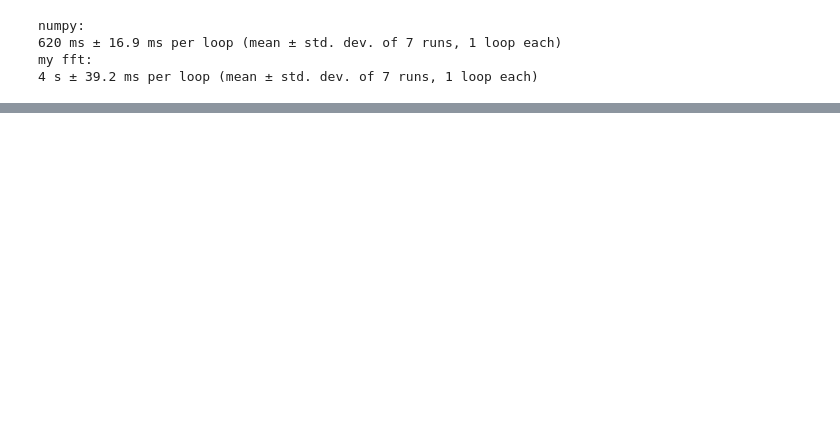
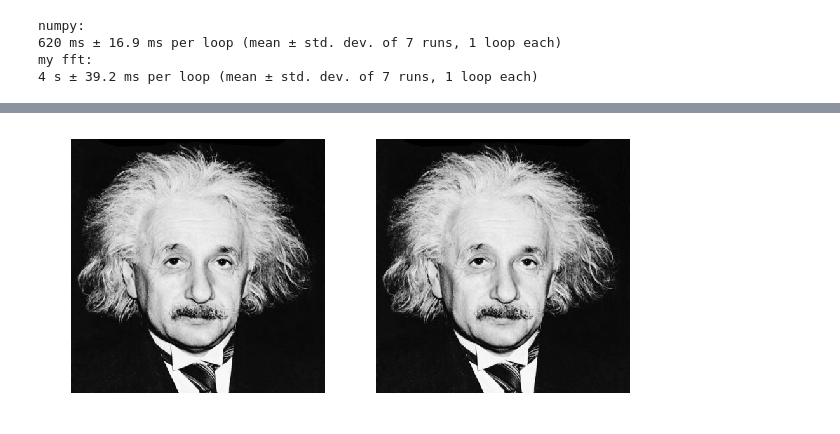
Before and after one commit to kredenac/image-mix, a Jupyter notebook: src/main.ipynb, the cells around one changed output, grey strips where cells are left out. Saved outputs shown, nothing was run; the diff lists cells and outputs as text; code cells hidden in the pictures; blank space fills up the shorter version.

```diff
--- a/src/main.ipynb
+++ b/src/main.ipynb
@@ -495,0 +485,97 @@ interactive(children=(IntSlider(value=230, description='x', max=500, step=10), O
+# %%
+from PIL import Image
+
+img = Image.open('albert.png').convert("L") #Image.new('RGB', (100, 100), 'red')
+# params for img1:
+a = 1
+b = 0
+c = 0 #left/right (i.e. 5/-5)
+d = 0
+e = 1
+f = 0 #up/down (i.e. 5/-5)
+# params for img 2:
+a2 = 1
+b2 = 0
+c2 = 0 #left/right (i.e. 5/-5)
+d2 = 0
+e2 = 1
+f2 = 0 #up/down (i.e. 5/-5)
+# %%
+from ipywidgets import interact, interactive, fixed, interact_manual, HBox, VBox
+import ipywidgets as widgets
+from IPython.display import display, clear_output
+
+button = widgets.Button(description="Click Me!")
+display(button)
+
+def on_button_clicked(btn=None):
+    clear_output()
+    display(button)
+
+    i1a = widgets.IntSlider(min=-img.size[0],max=img.size[0],step=10,value=c, description="left-right")
+    i2a = widgets.IntSlider(min=-100,max=100,step=10,value=f, description="up-down")
+    i3a = widgets.FloatSlider(min=0.1,max=2,step=0.1,value=a, description="h stretch")
+    i4a = widgets.FloatSlider(min=0.1,max=2,step=0.1,value=e, description="v stretch")
+
+    print('c2 is',c2)
+    i1b = widgets.IntSlider(min=-img.size[0],max=img.size[0],step=10,value=c2, description="left-right")
+    i2b = widgets.IntSlider(min=-100,max=100,step=10,value=f2, description="up-down")
+    i3b = widgets.FloatSlider(min=0.1,max=2,step=0.1,value=a2, description="h stretch")
+    i4b = widgets.FloatSlider(min=0.1,max=2,step=0.1,value=e2, description="v stretch")
+
+    i1a.observe(left_right, names='value')
+    i2a.observe(up_down, names='value')
+    i3a.observe(width_stretch, names='value')
+    i4a.observe(height_stretch, names='value')
+
+    i1b.observe(left_right2, names='value')
+    i2b.observe(up_down2, names='value')
+    i3b.observe(width_stretch2, names='value')
+    i4b.observe(height_stretch2, names='value')
+    display(HBox([i1a,i1b]))
+    display(HBox([i2a,i2b]))
+    display(HBox([i3a,i3b]))
+    display(HBox([i4a,i4b]))
+
+
+    img2 = img.transform(img.size, Image.AFFINE, (a, b, c, d, e, f))
+    fig, axes = plt.subplots(nrows=1, ncols=2, figsize=(10,10))
+
+    axes[0].axis('off')
+    axes[0].imshow(img2)
+    axes[1].axis('off')
+    axes[1].imshow(img2)
+    plt.show()
+
+def left_right(x):
+    global c2
+    c2 = x['new']
+def up_down(x):
+    global f2
+    f2 = x['new']
+def width_stretch(x):
+    global a2
+    a2 = x['new']
+def height_stretch(x):
+    global e2
+    e2 = x['new']
+def left_right2(x):
+    global c2
+    c2 = x['new']
+def up_down2(x):
+    global f2
+    f2 = x['new']
+def width_stretch2(x):
+    global a2
+    a2 = x['new']
+def height_stretch2(x):
+    global e2
+    e2 = x['new']
+def fa(x):
+    a = x
+#     hybrid = hybridImage(einstein, marilyn, 20, 20, t)
+#     showImg(hybrid.real)
+
+# interact(left_right, x=widgets.IntSlider(min=-100,max=100,step=10,value=c, description="high/low"))
+button.on_click(on_button_clicked)
+# %% [output]
@@ -495,0 +588 @@ interactive(children=(IntSlider(value=230, description='x', max=500, step=10), O
+[figure, added]
```
Also changed, not shown: parts of 12 cells of this notebook.
